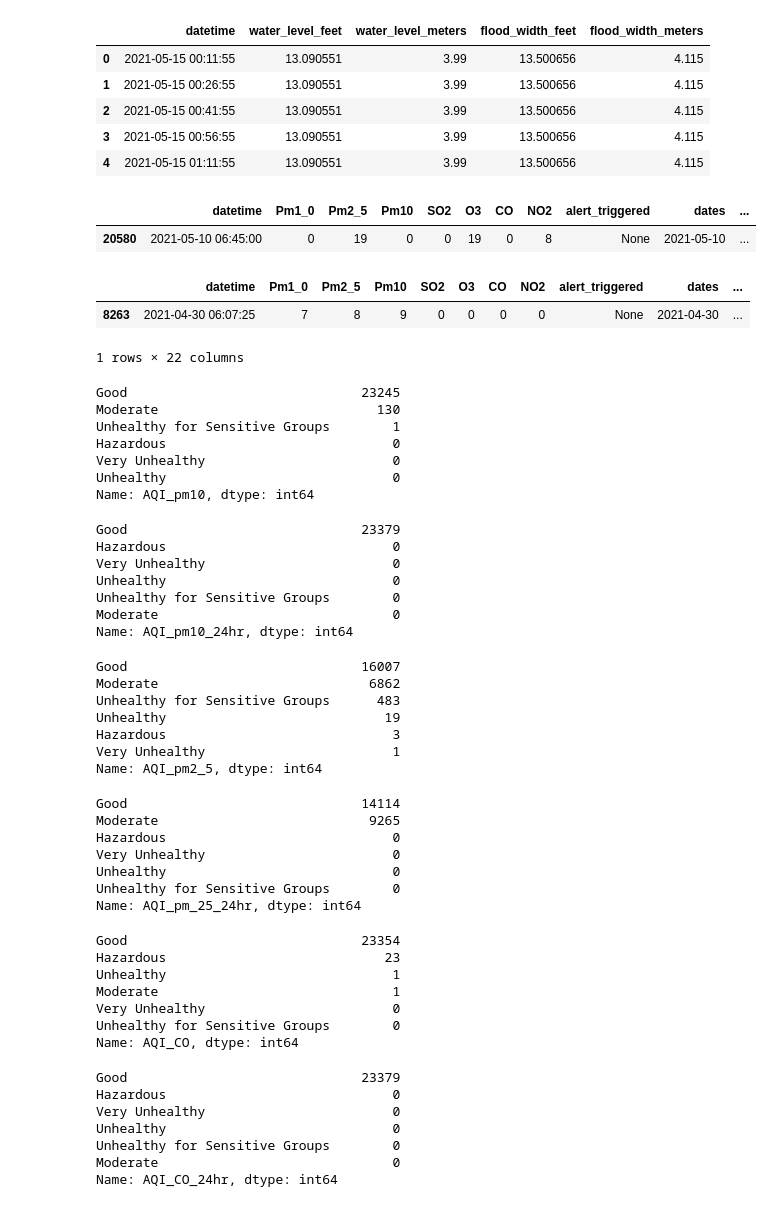
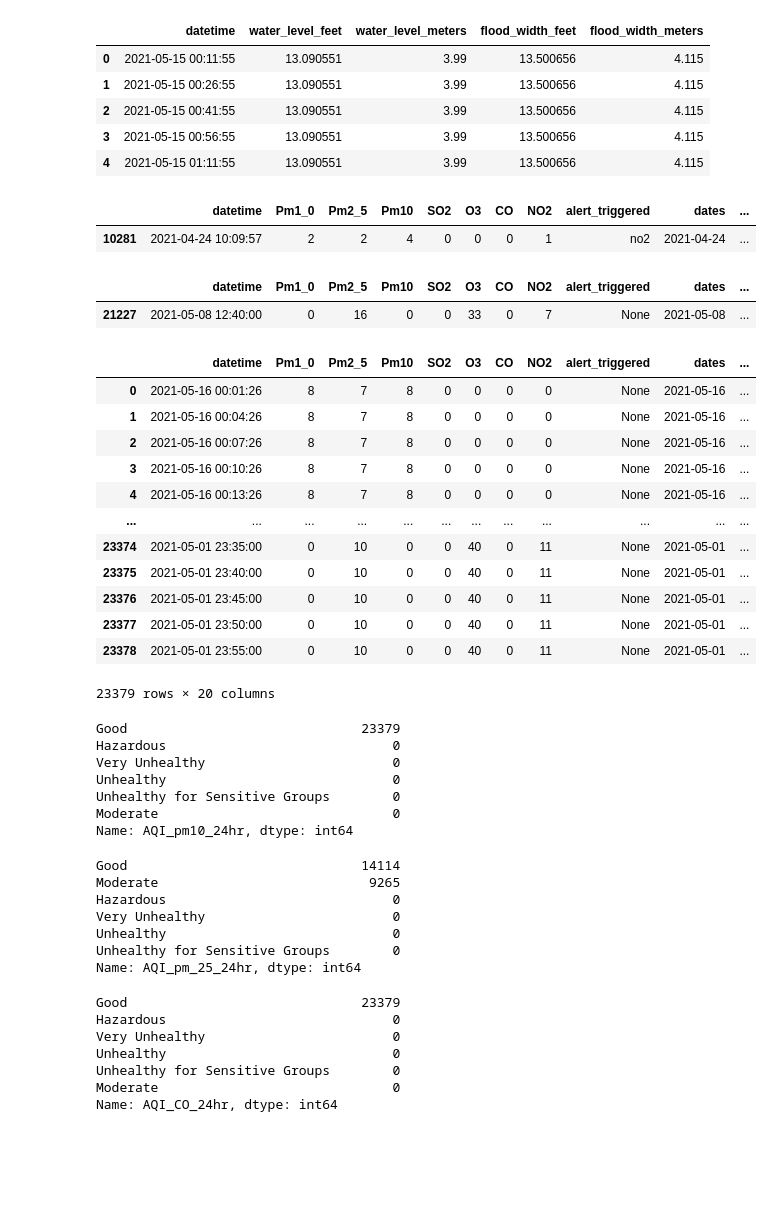
Before and after one commit to slc-data/2021-datathon, a Jupyter notebook: workbooks/caitlyn/acquire&prepare.ipynb, the cells around one changed output. Saved outputs shown, nothing was run; the diff lists cells and outputs as text; code cells hidden in the pictures; blank space fills up the shorter version.

```diff
--- a/workbooks/caitlyn/acquire&prepare.ipynb
+++ b/workbooks/caitlyn/acquire&prepare.ipynb
@@ -428,12 +428,6 @@ air['AQI_CO_24hr'] = pd.cut(air.CO_24hr,
                             labels = ['Good', 'Moderate',
                                       'Unhealthy for Sensitive Groups', "Unhealthy",
                                       "Very Unhealthy", 'Hazardous'])
-# %%
-air['AQI_pm2_5'] = pd.cut(air.Pm2_5,
-                            bins = [-1,12.1,35.5,55.5,150.5,250.5,4000],
-                            labels = ['Good', 'Moderate',
-                                      'Unhealthy for Sensitive Groups', "Unhealthy",
-                                      "Very Unhealthy", 'Hazardous'])
 # %%
 pm_25_24hr = air.groupby('dates', as_index=False)['Pm2_5'].mean()
 pm_25_24hr = pm_25_24hr.rename(columns={'Pm2_5':'Pm_25_24hr'})
@@ -446,13 +440,7 @@ air['AQI_pm_25_24hr'] = pd.cut(air.Pm_25_24hr,
 air.sample()
 # %% [output]
 |  | datetime | Pm1_0 | Pm2_5 | Pm10 | SO2 | O3 | CO | NO2 | alert_triggered | dates | ... |
-| 20580 | 2021-05-10 06:45:00 | 0 | 19 | 0 | 0 | 19 | 0 | 8 | None | 2021-05-10 | ... |
+| 10281 | 2021-04-24 10:09:57 | 2 | 2 | 4 | 0 | 0 | 0 | 1 | no2 | 2021-04-24 | ... |
-# %%
-air['AQI_pm10'] = pd.cut(air.Pm10,
-                            bins = [-1,55,154,255,355,425,4000],
-                            labels = ['Good', 'Moderate',
-                                      'Unhealthy for Sensitive Groups', "Unhealthy",
-                                      "Very Unhealthy", 'Hazardous'])
 # %%
 pm_10_24hr = air.groupby('dates', as_index=False)['Pm10'].mean()
 pm_10_24hr = pm_10_24hr.rename(columns={'Pm10':'Pm_10_24hr'})
@@ -465,18 +453,23 @@ air['AQI_pm10_24hr'] = pd.cut(air.Pm_10_24hr,
 air.sample()
 # %% [output]
 |  | datetime | Pm1_0 | Pm2_5 | Pm10 | SO2 | O3 | CO | NO2 | alert_triggered | dates | ... |
-| 8263 | 2021-04-30 06:07:25 | 7 | 8 | 9 | 0 | 0 | 0 | 0 | None | 2021-04-30 | ... |
+| 21227 | 2021-05-08 12:40:00 | 0 | 16 | 0 | 0 | 33 | 0 | 7 | None | 2021-05-08 | ... |
-1 rows × 22 columns
 # %%
-air.AQI_pm10.value_counts()
+air
 # %% [output]
+|  | datetime | Pm1_0 | Pm2_5 | Pm10 | SO2 | O3 | CO | NO2 | alert_triggered | dates | ... |
+| 0 | 2021-05-16 00:01:26 | 8 | 7 | 8 | 0 | 0 | 0 | 0 | None | 2021-05-16 | ... |
+| 1 | 2021-05-16 00:04:26 | 8 | 7 | 8 | 0 | 0 | 0 | 0 | None | 2021-05-16 | ... |
+| 2 | 2021-05-16 00:07:26 | 8 | 7 | 8 | 0 | 0 | 0 | 0 | None | 2021-05-16 | ... |
+| 3 | 2021-05-16 00:10:26 | 8 | 7 | 8 | 0 | 0 | 0 | 0 | None | 2021-05-16 | ... |
+| 4 | 2021-05-16 00:13:26 | 8 | 7 | 8 | 0 | 0 | 0 | 0 | None | 2021-05-16 | ... |
+| ... | ... | ... | ... | ... | ... | ... | ... | ... | ... | ... | ... |
+| 23374 | 2021-05-01 23:35:00 | 0 | 10 | 0 | 0 | 40 | 0 | 11 | None | 2021-05-01 | ... |
+| 23375 | 2021-05-01 23:40:00 | 0 | 10 | 0 | 0 | 40 | 0 | 11 | None | 2021-05-01 | ... |
+| 23376 | 2021-05-01 23:45:00 | 0 | 10 | 0 | 0 | 40 | 0 | 11 | None | 2021-05-01 | ... |
+| 23377 | 2021-05-01 23:50:00 | 0 | 10 | 0 | 0 | 40 | 0 | 11 | None | 2021-05-01 | ... |
+| 23378 | 2021-05-01 23:55:00 | 0 | 10 | 0 | 0 | 40 | 0 | 11 | None | 2021-05-01 | ... |
-Good                              23245
-Moderate                            130
-Unhealthy for Sensitive Groups        1
-Hazardous                             0
-Very Unhealthy                        0
-Unhealthy                             0
-Name: AQI_pm10, dtype: int64
+23379 rows × 20 columns
 # %%
 air.AQI_pm10_24hr.value_counts()
 # %% [output]
@@ -487,16 +480,6 @@ Unhealthy                             0
 Unhealthy for Sensitive Groups        0
 Moderate                              0
 Name: AQI_pm10_24hr, dtype: int64
-# %%
-air.AQI_pm2_5.value_counts()
-# %% [output]
-Good                              16007
-Moderate                           6862
-Unhealthy for Sensitive Groups      483
-Unhealthy                            19
-Hazardous                             3
-Very Unhealthy                        1
-Name: AQI_pm2_5, dtype: int64
 # %%
 air.AQI_pm_25_24hr.value_counts()
 # %% [output]
@@ -507,16 +490,6 @@ Very Unhealthy                        0
 Unhealthy                             0
 Unhealthy for Sensitive Groups        0
 Name: AQI_pm_25_24hr, dtype: int64
-# %%
-air.AQI_CO.value_counts()
-# %% [output]
-Good                              23354
-Hazardous                            23
-Unhealthy                             1
-Moderate                              1
-Very Unhealthy                        0
-Unhealthy for Sensitive Groups        0
-Name: AQI_CO, dtype: int64
 # %%
 air.AQI_CO_24hr.value_counts()
 # %% [output]
```
Also changed, not shown: parts of 6 cells of this notebook.
